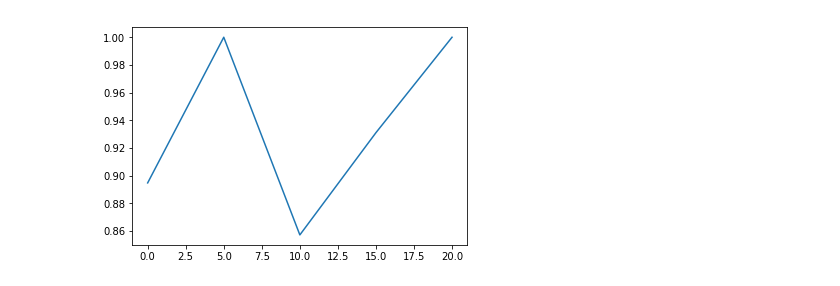
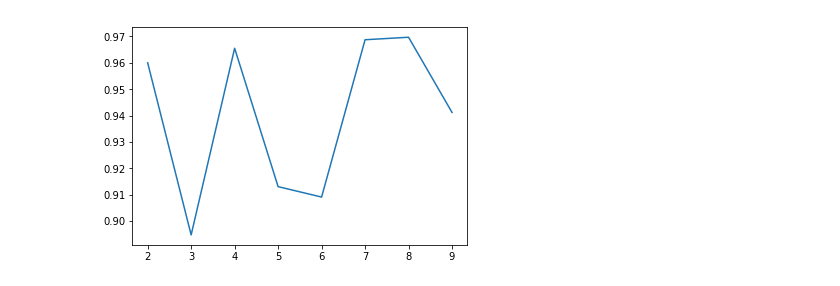
Before and after one commit to LAL/tracking, a Jupyter notebook: notebook_scoring.ipynb, the cells around one changed output. Drawn from its saved outputs; the diff is of its cells as text; code cells hidden in the pictures.

```diff
--- a/notebook_scoring.ipynb
+++ b/notebook_scoring.ipynb
@@ -267,9 +267,9 @@ true hits :
 # %%
-x,y=plotinbins(g_npar ,g_eff)
+x,y=plotinbins(g_npar ,g_eff, binsize=1)
 plt.plot(x,y)
 plt.show()
 # %% [output]
-[figure, old version]
+[figure, new version]
 # %%
 x=g_npar
 y=g_eff
```
Also changed, not shown: parts of 9 cells of this notebook, 7 other files.
